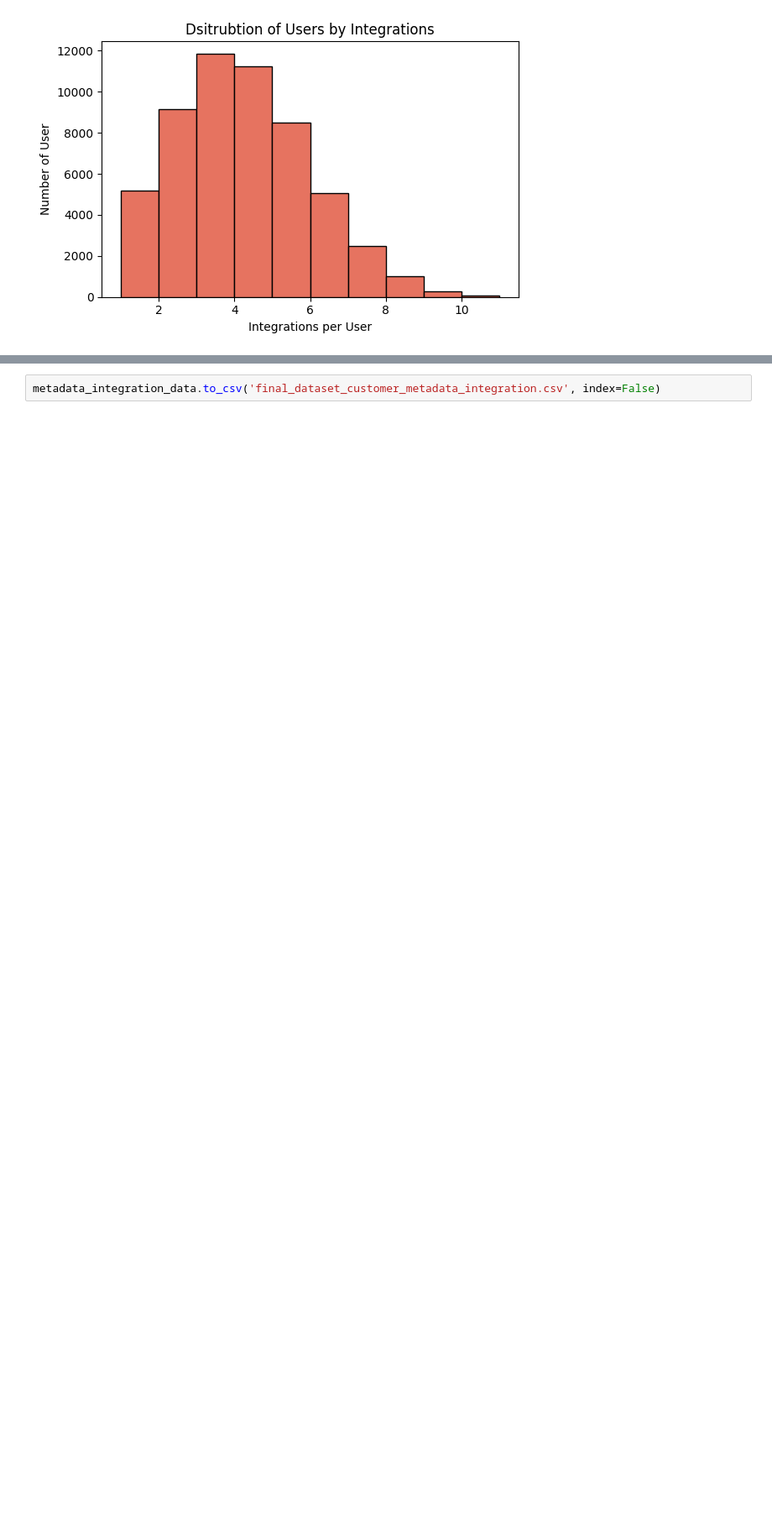
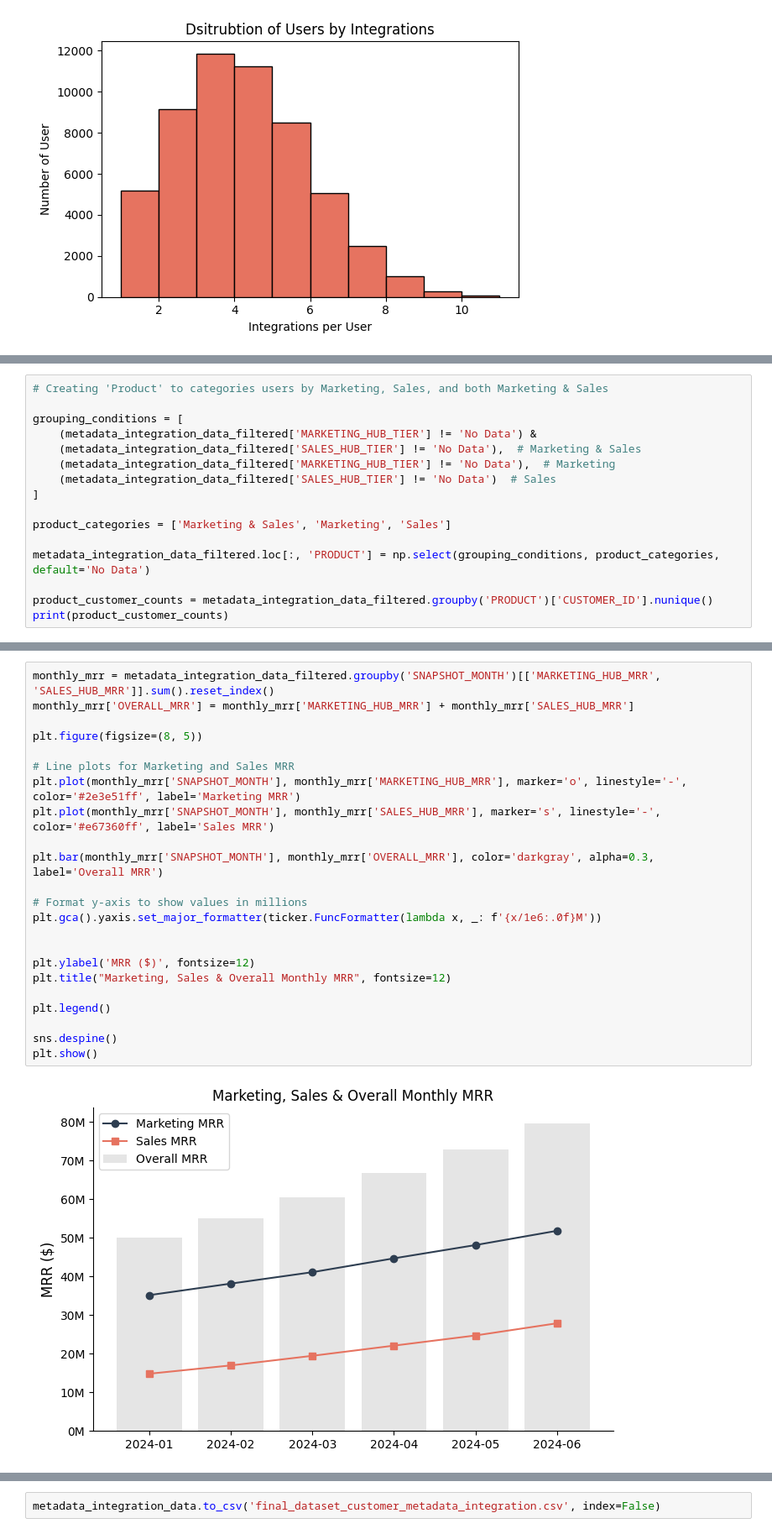
Before and after one commit to sini-sam-20/Fetch-Take-Home-Assignment, a Jupyter notebook: HubSpot/HubSpot_Integrations.ipynb, the cells around one changed output, grey strips where cells are left out. Shown: that part at 84% size. Saved outputs shown, nothing was run; the diff lists cells and outputs as text; blank space fills up the shorter version.

```diff
--- a/HubSpot/HubSpot_Integrations.ipynb
+++ b/HubSpot/HubSpot_Integrations.ipynb
@@ -461,0 +362,16 @@ Total number of customers: 54797
+# %%
+# Creating 'Product' to categories users by Marketing, Sales, and both Marketing & Sales
+
+grouping_conditions = [
+    (metadata_integration_data_filtered['MARKETING_HUB_TIER'] != 'No Data') &
+    (metadata_integration_data_filtered['SALES_HUB_TIER'] != 'No Data'),  # Marketing & Sales
+    (metadata_integration_data_filtered['MARKETING_HUB_TIER'] != 'No Data'),  # Marketing
+    (metadata_integration_data_filtered['SALES_HUB_TIER'] != 'No Data')  # Sales
+]
+
+product_categories = ['Marketing & Sales', 'Marketing', 'Sales']
+
+metadata_integration_data_filtered.loc[:, 'PRODUCT'] = np.select(grouping_conditions, product_categories, default='No Data')
+
+product_customer_counts = metadata_integration_data_filtered.groupby('PRODUCT')['CUSTOMER_ID'].nunique()
+print(product_customer_counts)
@@ -461,0 +420,25 @@ Total number of customers: 54797
+# %%
+monthly_mrr = metadata_integration_data_filtered.groupby('SNAPSHOT_MONTH')[['MARKETING_HUB_MRR', 'SALES_HUB_MRR']].sum().reset_index()
+monthly_mrr['OVERALL_MRR'] = monthly_mrr['MARKETING_HUB_MRR'] + monthly_mrr['SALES_HUB_MRR']
+
+plt.figure(figsize=(8, 5))
+
+# Line plots for Marketing and Sales MRR
+plt.plot(monthly_mrr['SNAPSHOT_MONTH'], monthly_mrr['MARKETING_HUB_MRR'], marker='o', linestyle='-', color='#2e3e51ff', label='Marketing MRR')
+plt.plot(monthly_mrr['SNAPSHOT_MONTH'], monthly_mrr['SALES_HUB_MRR'], marker='s', linestyle='-', color='#e67360ff', label='Sales MRR')
+
+plt.bar(monthly_mrr['SNAPSHOT_MONTH'], monthly_mrr['OVERALL_MRR'], color='darkgray', alpha=0.3, label='Overall MRR')
+
+# Format y-axis to show values in millions
+plt.gca().yaxis.set_major_formatter(ticker.FuncFormatter(lambda x, _: f'{x/1e6:.0f}M'))
+
+
+plt.ylabel('MRR ($)', fontsize=12)
+plt.title("Marketing, Sales & Overall Monthly MRR", fontsize=12)
+
+plt.legend()
+
+sns.despine()
+plt.show()
+# %% [output]
+[figure, added]
```
Also changed, not shown: parts of 84 cells of this notebook.
